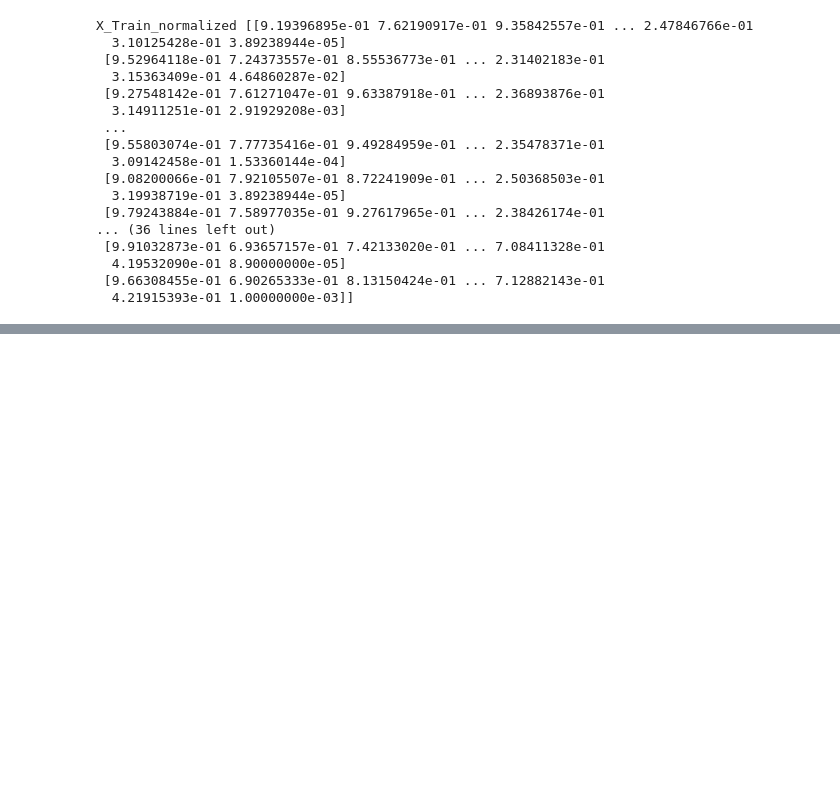
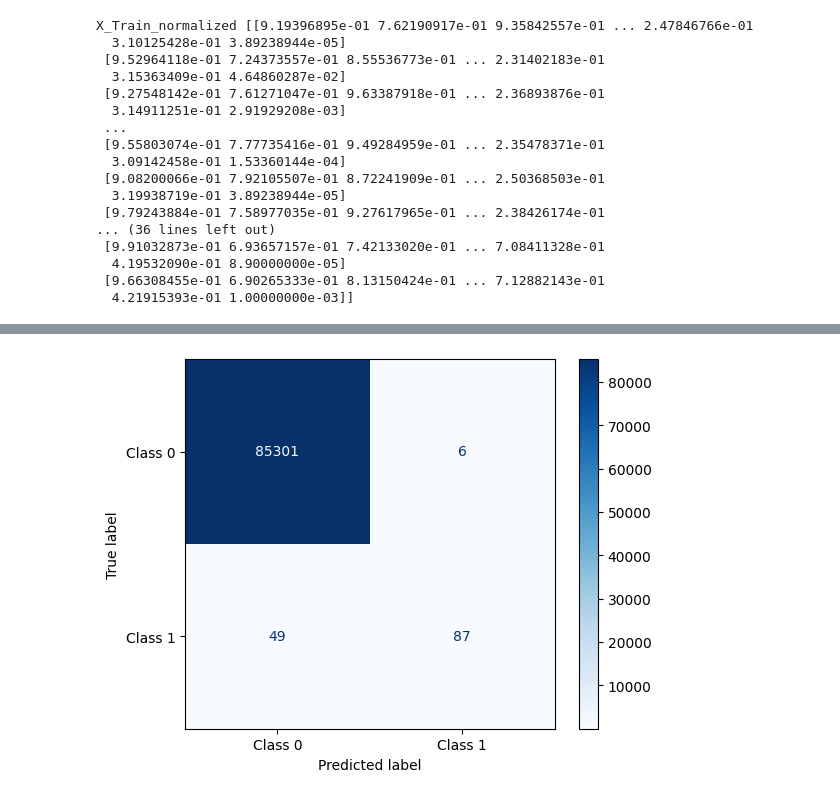
Before and after one commit to ArshadRatul/ML_Learning, a Jupyter notebook: Learning_New_ML.ipynb, the cells around one changed output, grey strips where cells are left out. Saved outputs shown, nothing was run; the diff lists cells and outputs as text; code cells hidden in the pictures; blank space fills up the shorter version.

```diff
--- a/Learning_New_ML.ipynb
+++ b/Learning_New_ML.ipynb
@@ -160,23 +162,3 @@ X_Train_normalized [[9.19396895e-01 7.62190917e-01 9.35842557e-01 ... 2.47846766
   4.19532090e-01 8.90000000e-05]
  [9.66308455e-01 6.90265333e-01 8.13150424e-01 ... 7.12882143e-01
   4.21915393e-01 1.00000000e-03]]
-# %%
-#SVM
-
-# 1. One-vs-One (OvO) Strategy
-# Default for standard SVC. Trains N*(N-1)/2 binary classifiers.
-svm_ovo = SVC(decision_function_shape='ovo', kernel="rbf")
-svm_ovo.fit(X_train_normalized,y_train)
-y_pred_ovo = svm_ovo.predict(X_test_normalized)
-
-# 2. One-vs-Rest (OvR) Strategy
-# Explicitly sets OvR behavior in standard SVC. Trains N binary classifiers.
-svm_ovr = SVC(decision_function_shape='ovr', kernel='rbf')
-svm_ovr.fit(X_train_normalized, y_train)
-y_pred_ovr = svm_ovr.predict(X_test_normalized)
-
-# 3. LinearSVC (Optimized for linear boundary, uses OvR by default)
-# Faster than SVC(kernel='linear') on large datasets.
-svm_linear = LinearSVC(multi_class='ovr', random_state=42)
-svm_linear.fit(X_train_normalized, y_train)
-y_pred_linear = svm_linear.predict(X_test_normalized)
@@ -282,0 +165,18 @@ F1-Score:  0.5052
+# %%
+#SVM Model
+
+SVM_Model = SVC(
+    kernel = 'rbf',
+    C=1.0,
+    gamma= 'scale'
+)
+# %%
+#Training and predicting SVM
+
+SVM_Model.fit(X_train_standardized,y_train)
+
+y_pred =SVM_Model.predict(X_test_standardized)
+
+accuracy = accuracy_score(y_test,y_pred)
+
+print(accuracy)
@@ -282,0 +211,7 @@ F1-Score:  0.5052
+# %%
+cm  = confusion_matrix(y_test, y_pred)
+disp = ConfusionMatrixDisplay(confusion_matrix=cm, display_labels=['Class 0', 'Class 1'])
+disp.plot(cmap=plt.cm.Blues)
+plt.show()
+# %% [output]
+[figure, added]
```
Also changed, not shown: parts of 9 cells of this notebook.
